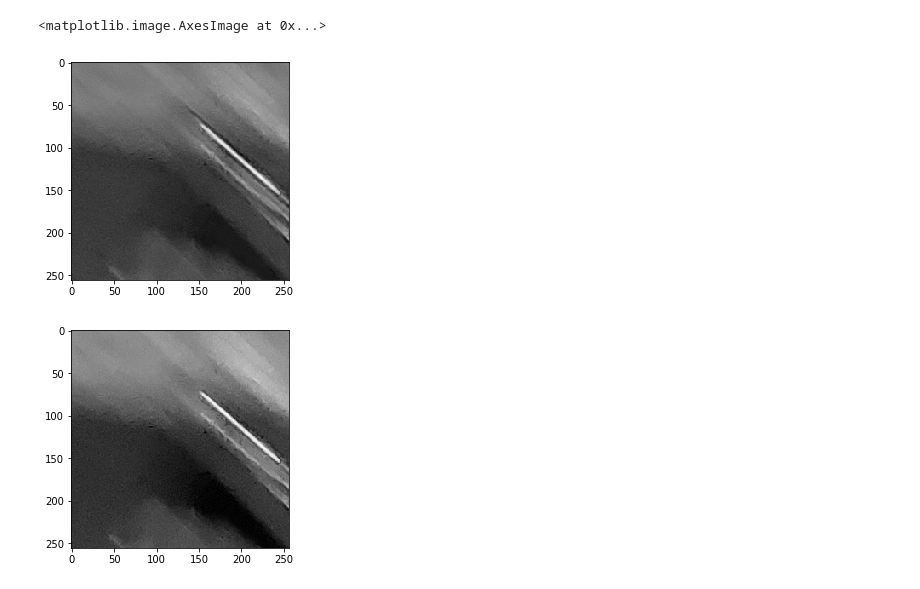
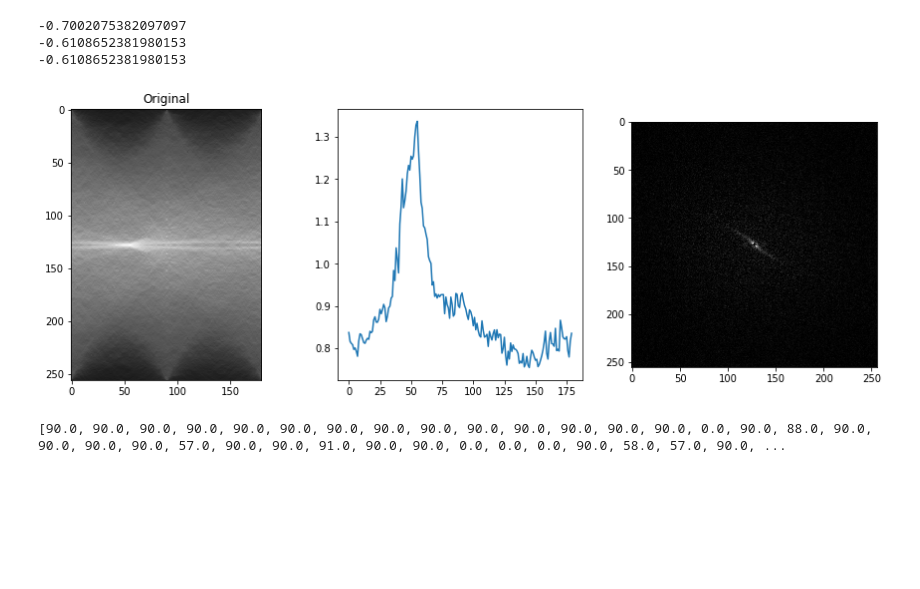
Before and after one commit to lePossum/Diploma, a Jupyter notebook: cur_work/Diploma_work.ipynb, the cells around one changed output. Cells and saved outputs as stored; diff of their text form; code cells hidden in the pictures; blank space fills up the shorter version.

```diff
--- a/cur_work/Diploma_work.ipynb
+++ b/cur_work/Diploma_work.ipynb
@@ -535,16 +563,30 @@ print(s)
-# %%
-betas = [0.1/math.sqrt(i) for i in range(1, 20)]
-d = FunctionalMinimisation(s, k, betas)
-d.MainProcess()
-plt.imshow(d._cur_image, cmap='gray')
-# %% [output]
-<matplotlib.image.AxesImage at 0x...>
-[figure, removed]
-# %%
-plt.imshow(s, cmap='gray')
-plt.imsave('local_cep1.png', a, cmap='gray')
-# %% [output]
-[figure, removed]
+# %%
+i = -2
+image = tmp[i]
+fig, (ax1, ax2, ax3) = plt.subplots(1, 3, figsize=(15, 5))
+ax1.set_title("Original")
+ax1.imshow(image, cmap=plt.cm.Greys_r)
+
+sinogram = image.max(axis=0)
+ax2.plot(sinogram)
+
+ax3.imshow(c.cepstrum_picture[i], cmap='gray')
+theta = np.linspace(0., 180., 180, endpoint=False)
+if (DEBUG):
+    angle = (theta[np.argmax(sinogram)] - 90) * math.pi/180
+print(math.tan(angle))
+
+print(angle)
+print(c.angle[-1][-2])
+# %% [output]
+-0.7002075382097097
+-0.6108652381980153
+-0.6108652381980153
+[figure, added]
+# %%
+print(list([theta[np.argmax(image.max(axis=0))] for image in tmp]))
+# %% [output]
+[90.0, 90.0, 90.0, 90.0, 90.0, 90.0, 90.0, 90.0, 90.0, 90.0, 90.0, 90.0, 90.0, 90.0, 0.0, 90.0, 88.0, 90.0, 90.0, 90.0, 90.0, 57.0, 90.0, 90.0, 91.0, 90.0, 90.0, 0.0, 0.0, 0.0, 90.0, 58.0, 57.0, 90.0, ...
 # %%
 %%time
 filenames = ['mb0.jpg', 'pig_lil.jpg']
```
Also changed, not shown: parts of 12 cells of this notebook, 5 other files.
